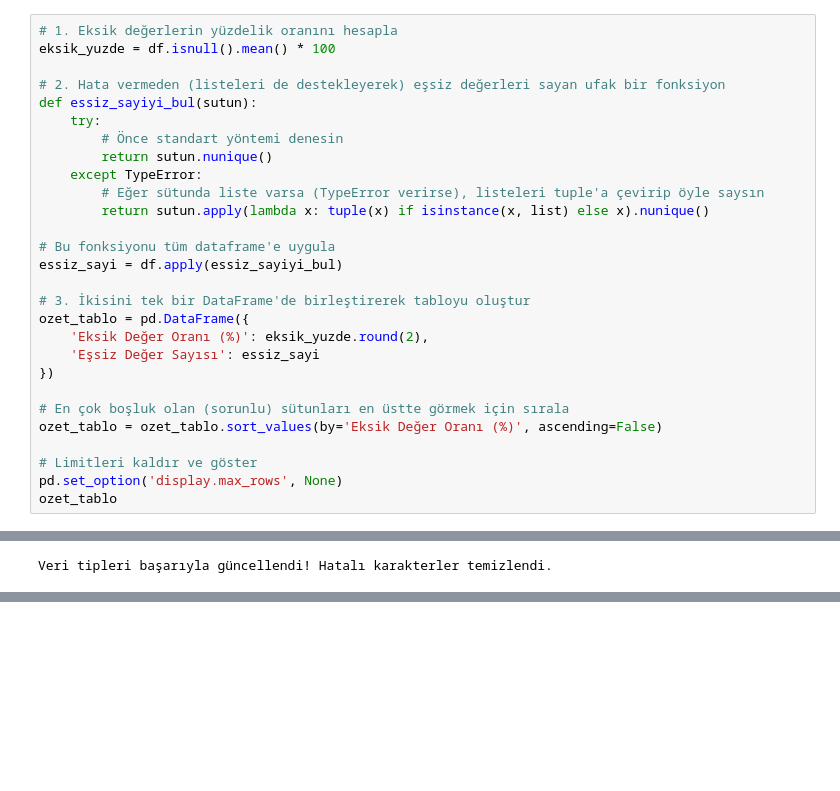
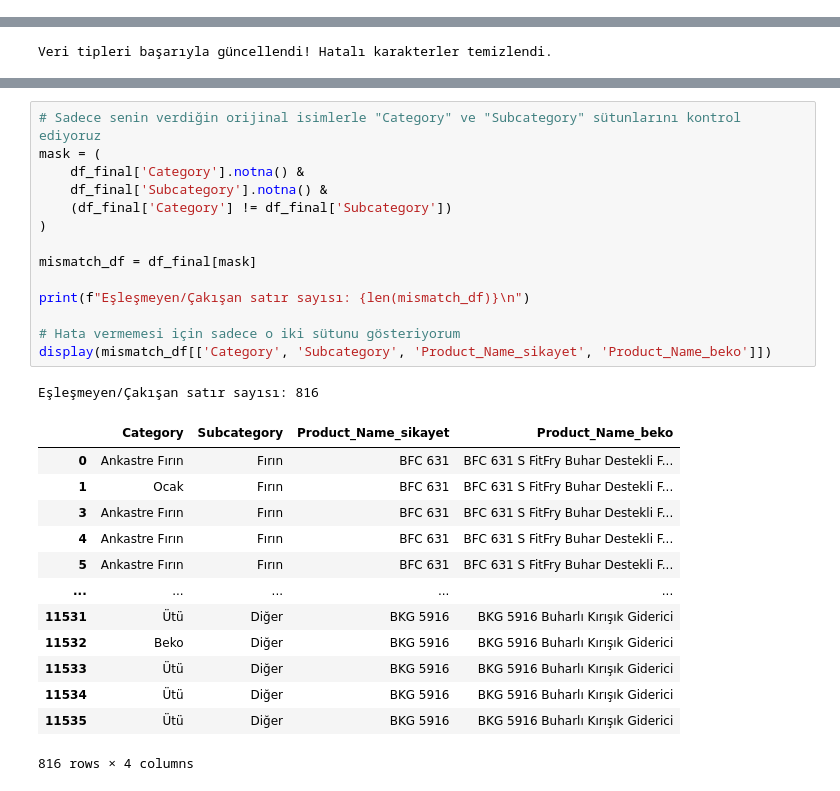
Before and after one commit to betultgumus/ybst-veri-bilimi, a Jupyter notebook: beko/notebooks/1_veri_temizleme.ipynb, the cells around one changed output, grey strips where cells are left out. Cells and saved outputs as stored; diff of their text form; blank space fills up the shorter version.

Commit message:
beko ve sikayet var verielri temizlendi.

```diff
--- a/beko/notebooks/1_veri_temizleme.ipynb
+++ b/beko/notebooks/1_veri_temizleme.ipynb
@@ -734,31 +738,3 @@ Eklenen yeni sütunlardan bazıları:
 ['Dondurucu Bölme Teknolojisi', 'Derinlik', 'Genişlik', 'Yükseklik', 'Sıcaklık Yükselme Süresi (Saat)', 'Ürün Rengi', 'Dondurucu Yeri', 'Elektronik Gösterge', 'Kontrol Sistemi', 'Tatil Modu']
 # %%
 df.drop(columns=['teknik_ozellikler', 'teknik_ozellikler_dict'], inplace=True)
-# %%
-# 1. Eksik değerlerin yüzdelik oranını hesapla
-eksik_yuzde = df.isnull().mean() * 100
-
-# 2. Hata vermeden (listeleri de destekleyerek) eşsiz değerleri sayan ufak bir fonksiyon
-def essiz_sayiyi_bul(sutun):
-    try:
-        # Önce standart yöntemi denesin
-        return sutun.nunique()
-    except TypeError:
-        # Eğer sütunda liste varsa (TypeError verirse), listeleri tuple'a çevirip öyle saysın
-        return sutun.apply(lambda x: tuple(x) if isinstance(x, list) else x).nunique()
-
-# Bu fonksiyonu tüm dataframe'e uygula
-essiz_sayi = df.apply(essiz_sayiyi_bul)
-
-# 3. İkisini tek bir DataFrame'de birleştirerek tabloyu oluştur
-ozet_tablo = pd.DataFrame({
-    'Eksik Değer Oranı (%)': eksik_yuzde.round(2),
-    'Eşsiz Değer Sayısı': essiz_sayi
-})
-
-# En çok boşluk olan (sorunlu) sütunları en üstte görmek için sırala
-ozet_tablo = ozet_tablo.sort_values(by='Eksik Değer Oranı (%)', ascending=False)
-
-# Limitleri kaldır ve göster
-pd.set_option('display.max_rows', None)
-ozet_tablo
@@ -1857,0 +2340,29 @@ memory usage: 21.5 MB
+# %%
+# Sadece senin verdiğin orijinal isimlerle "Category" ve "Subcategory" sütunlarını kontrol ediyoruz
+mask = (
+    df_final['Category'].notna() &
+    df_final['Subcategory'].notna() &
+    (df_final['Category'] != df_final['Subcategory'])
+)
+
+mismatch_df = df_final[mask]
+
+print(f"Eşleşmeyen/Çakışan satır sayısı: {len(mismatch_df)}\n")
+
+# Hata vermemesi için sadece o iki sütunu gösteriyorum
+display(mismatch_df[['Category', 'Subcategory', 'Product_Name_sikayet', 'Product_Name_beko']])
+# %% [output]
+Eşleşmeyen/Çakışan satır sayısı: 816
+|  | Category | Subcategory | Product_Name_sikayet | Product_Name_beko |
+| 0 | Ankastre Fırın | Fırın | BFC 631 | BFC 631 S FitFry Buhar Destekli F... |
+| 1 | Ocak | Fırın | BFC 631 | BFC 631 S FitFry Buhar Destekli F... |
+| 3 | Ankastre Fırın | Fırın | BFC 631 | BFC 631 S FitFry Buhar Destekli F... |
+| 4 | Ankastre Fırın | Fırın | BFC 631 | BFC 631 S FitFry Buhar Destekli F... |
+| 5 | Ankastre Fırın | Fırın | BFC 631 | BFC 631 S FitFry Buhar Destekli F... |
+| ... | ... | ... | ... | ... |
+| 11531 | Ütü | Diğer | BKG 5916 | BKG 5916 Buharlı Kırışık Giderici |
+| 11532 | Beko | Diğer | BKG 5916 | BKG 5916 Buharlı Kırışık Giderici |
+| 11533 | Ütü | Diğer | BKG 5916 | BKG 5916 Buharlı Kırışık Giderici |
+| 11534 | Ütü | Diğer | BKG 5916 | BKG 5916 Buharlı Kırışık Giderici |
+| 11535 | Ütü | Diğer | BKG 5916 | BKG 5916 Buharlı Kırışık Giderici |
+816 rows × 4 columns
```
Also changed, not shown: parts of 54 cells of this notebook, 3 other files.
